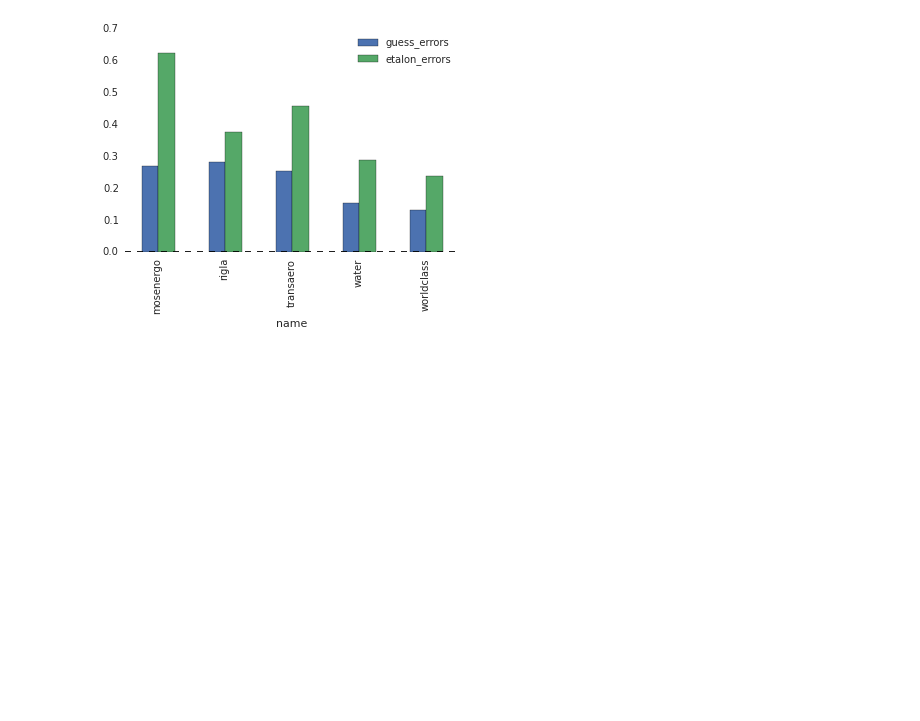
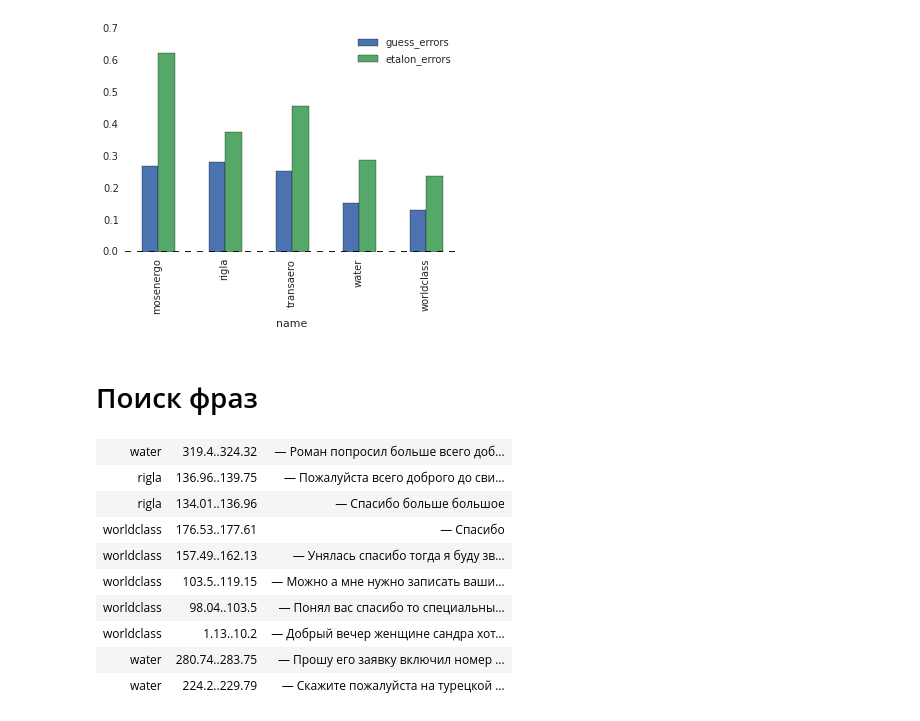
Before and after one commit to kuk/analyze-callcenter, a Jupyter notebook: notes.ipynb, the cells around one changed output. Saved outputs shown, nothing was run; the diff lists cells and outputs as text; code cells hidden in the pictures; blank space fills up the shorter version.

```diff
--- a/notes.ipynb
+++ b/notes.ipynb
@@ -323,3 +323,5 @@ data.set_index('name').plot(kind='bar')
 # %% [output]
 <matplotlib.axes._subplots.AxesSubplot at 0x...>
 [figure]
+# %% [markdown]
+# Поиск фраз
@@ -325,0 +330,13 @@ data.set_index('name').plot(kind='bar')
+# %%
+show_query_results(query_transcripts(u'спасибо большое пожалуйста всего доброго', transcripts, top=10))
+# %% [output]
+| water | 319.4..324.32 | — Роман попросил больше всего доб... |
+| rigla | 136.96..139.75 | — Пожалуйста всего доброго до сви... |
+| rigla | 134.01..136.96 | — Спасибо больше большое |
+| worldclass | 176.53..177.61 | — Спасибо |
+| worldclass | 157.49..162.13 | — Унялась спасибо тогда я буду зв... |
+| worldclass | 103.5..119.15 | — Можно а мне нужно записать ваши... |
+| worldclass | 98.04..103.5 | — Понял вас спасибо то специальны... |
+| worldclass | 1.13..10.2 | — Добрый вечер женщине сандра хот... |
+| water | 280.74..283.75 | — Прошу его заявку включил номер ... |
+| water | 224.2..229.79 | — Скажите пожалуйста на турецкой ... |
```
Also changed, not shown: parts of 15 cells of this notebook, 1 other file.
